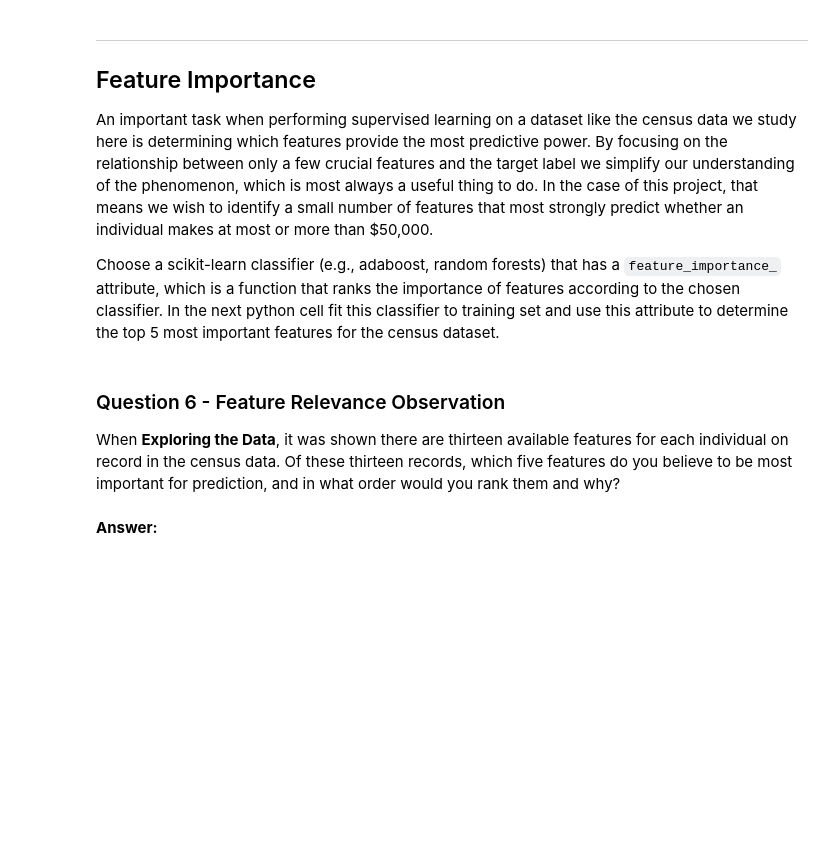
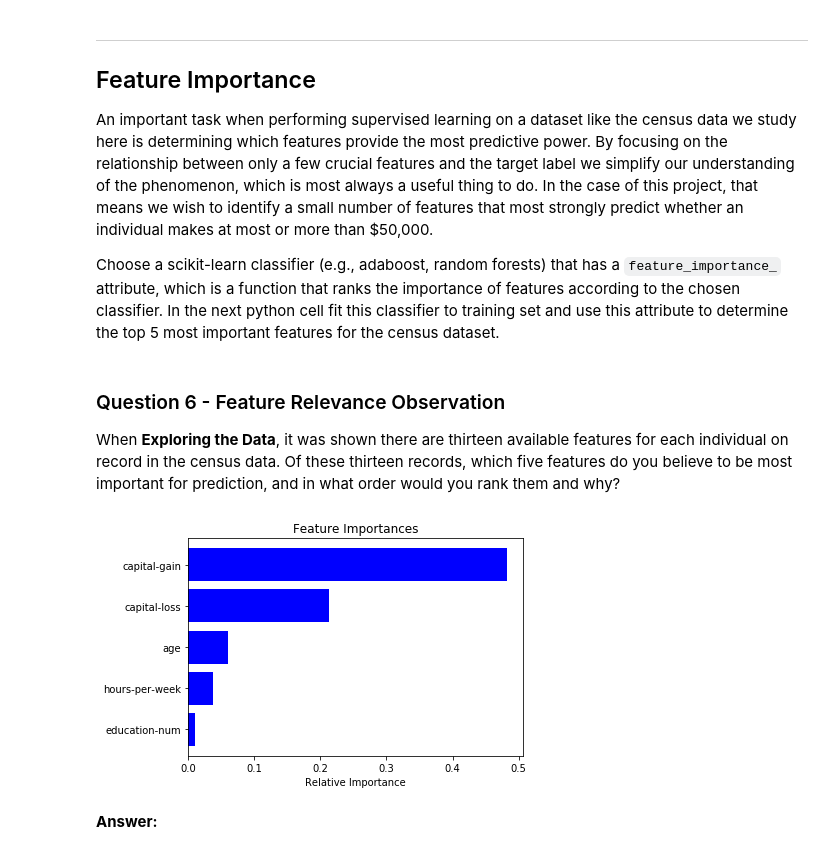
Before and after one commit to Phomint/Udacity_DataScience, a Jupyter notebook: Projects/FindingDonors/finding_donors.ipynb, the cells around one changed output. Drawn from its saved outputs; the diff is of its cells as text; code cells hidden in the pictures; blank space fills up the shorter version.

```diff
--- a/Projects/FindingDonors/finding_donors.ipynb
+++ b/Projects/FindingDonors/finding_donors.ipynb
@@ -429,22 +448,25 @@ Fine tune the chosen model. Use grid search (`GridSearchCV`) with at least one i
 **Note:** Depending on the algorithm chosen and the parameter list, the following implementation may take some time to run!
 # %%
 # TODO: Import 'GridSearchCV', 'make_scorer', and any other necessary libraries
+from sklearn.grid_search import GridSearchCV
+from sklearn.metrics import make_scorer
 
 # TODO: Initialize the classifier
-clf = None
+clf = AdaBoostClassifier(random_state=55)
 
 # TODO: Create the parameters list you wish to tune, using a dictionary if needed.
 # HINT: parameters = {'parameter_1': [value1, value2], 'parameter_2': [value1, value2]}
-parameters = None
+parameters = {"n_estimators": [50, 100, 200, 400],
+              "learning_rate": [0.1, 0.2, 0.3, 0.4, 0.5, 1, 2]}
 
 # TODO: Make an fbeta_score scoring object using make_scorer()
-scorer = None
+scorer = make_scorer(fbeta_score, beta=0.5)
 
 # TODO: Perform grid search on the classifier using 'scorer' as the scoring method using GridSearchCV()
-grid_obj = None
+grid_obj = GridSearchCV(clf, parameters, scorer)
 
 # TODO: Fit the grid search object to the training data and find the optimal parameters using fit()
-grid_fit = None
+grid_fit = grid_obj.fit(X_train, y_train)
 
 # Get the estimator
 best_clf = grid_fit.best_estimator_
@@ -487,6 +519,18 @@ Choose a scikit-learn classifier (e.g., adaboost, random forests) that has a `fe
 # %% [markdown]
 ### Question 6 - Feature Relevance Observation
 When **Exploring the Data**, it was shown there are thirteen available features for each individual on record in the census data. Of these thirteen records, which five features do you believe to be most important for prediction, and in what order would you rank them and why?
+# %%
+import matplotlib.pyplot as plt
+features = X_train.columns[:X_train.shape[1]]
+importances = best_clf.feature_importances_[0:5]
+indices = np.argsort(importances)
+
+plt.title('Feature Importances')
+plt.barh(range(len(indices)), importances[indices], color='b', align='center')
+plt.yticks(range(len(indices)), features[indices])
+plt.xlabel('Relative Importance');
+# %% [output]
+[figure, added]
 # %% [markdown]
 **Answer:**
 # %% [markdown]
```
Also changed, not shown: parts of 9 cells of this notebook.
